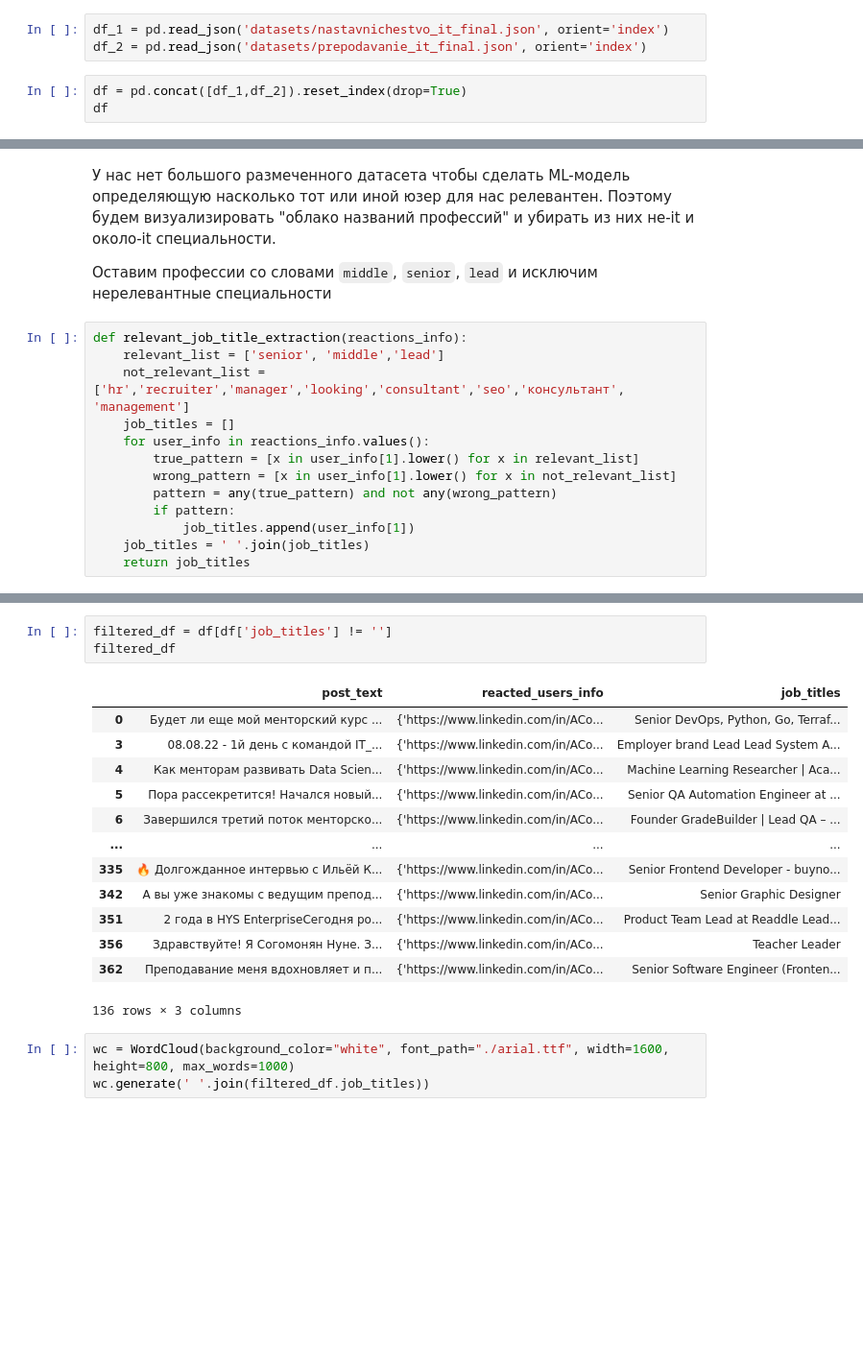
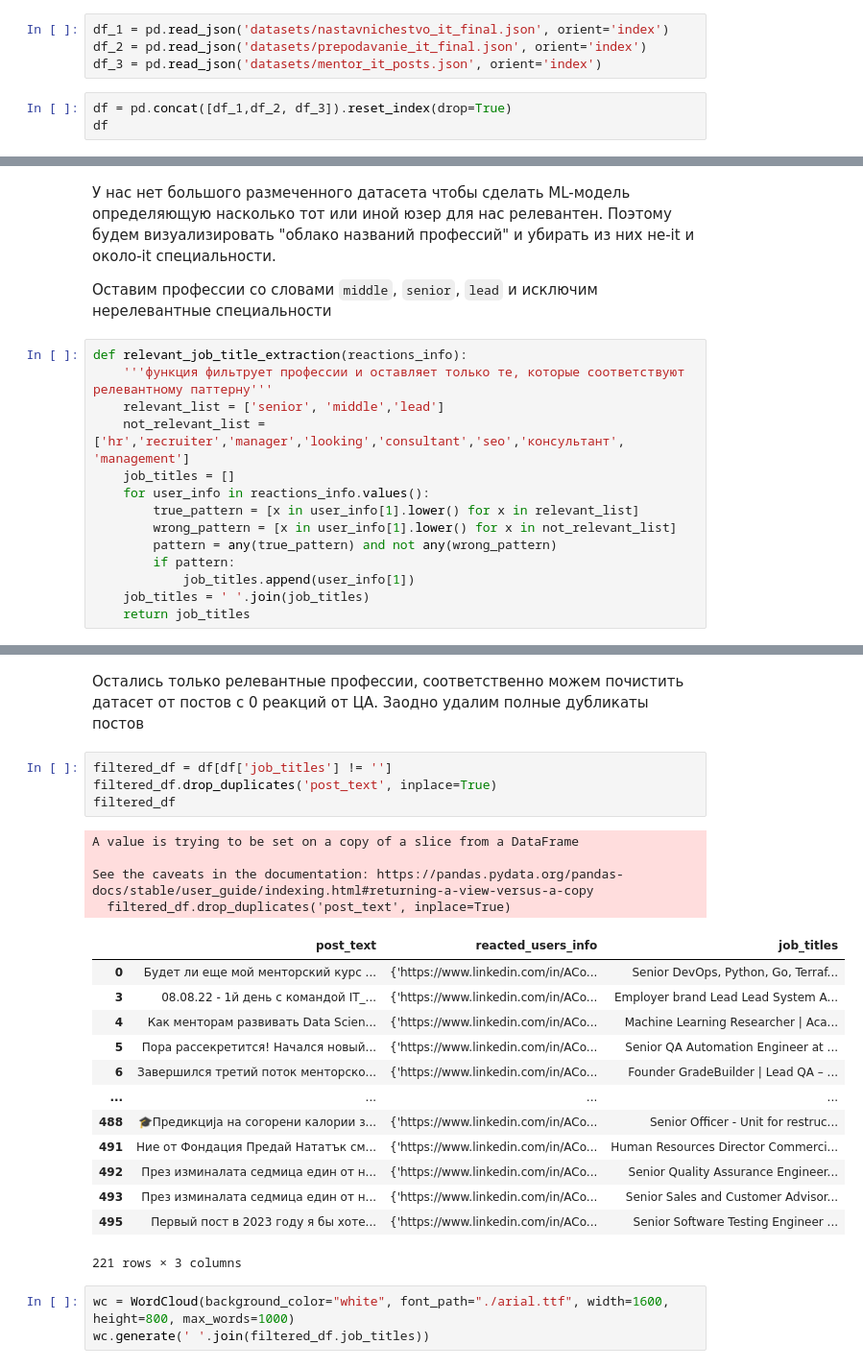
Before and after one commit to Can-t-login-to-Linkedin/YP, a Jupyter notebook: posts_data_primary_preprocessing.ipynb, the cells around one changed output, grey strips where cells are left out. Shown at 96% size. Drawn from its saved outputs; the diff is of its cells as text; blank space fills up the shorter version.

Commit message:
added check for duplicates for posts, added data

```diff
--- a/posts_data_primary_preprocessing.ipynb
+++ b/posts_data_primary_preprocessing.ipynb
@@ -13,8 +13,9 @@ import matplotlib.pyplot as plt
 # %%
 df_1 = pd.read_json('datasets/nastavnichestvo_it_final.json', orient='index')
 df_2 = pd.read_json('datasets/prepodavanie_it_final.json', orient='index')
+df_3 = pd.read_json('datasets/mentor_it_posts.json', orient='index')
 # %%
-df = pd.concat([df_1,df_2]).reset_index(drop=True)
+df = pd.concat([df_1,df_2, df_3]).reset_index(drop=True)
 df
 # %% [output]
 |  | 0 | 1 |
@@ -55,6 +76,7 @@ df
 Оставим профессии со словами `middle`, `senior`, `lead` и исключим нерелевантные специальности
 # %%
 def relevant_job_title_extraction(reactions_info):
+    '''функция фильтрует профессии и оставляет только те, которые соответствуют релевантному паттерну'''
     relevant_list = ['senior', 'middle','lead']
     not_relevant_list = ['hr','recruiter','manager','looking','consultant','seo','консультант', 'management']
     job_titles = []
@@ -86,20 +108,27 @@ df
+# %% [markdown]
+Остались только релевантные профессии, соответственно можем почистить датасет от постов с 0 реакций от ЦА. Заодно удалим полные дубликаты постов
 # %%
 filtered_df = df[df['job_titles'] != '']
+filtered_df.drop_duplicates('post_text', inplace=True)
 filtered_df
 # %% [output]
+A value is trying to be set on a copy of a slice from a DataFrame
+
+See the caveats in the documentation: https://pandas.pydata.org/pandas-docs/stable/user_guide/indexing.html#returning-a-view-versus-a-copy
+  filtered_df.drop_duplicates('post_text', inplace=True)
 |  | post_text | reacted_users_info | job_titles |
 | 0 | Будет ли еще мой менторский курс ... | {'https://www.linkedin.com/in/ACo... | Senior DevOps, Python, Go, Terraf... |
 | 3 | 08.08.22 - 1й день с командой IT_... | {'https://www.linkedin.com/in/ACo... | Employer brand Lead Lead System A... |
 | 4 | Как менторам развивать Data Scien... | {'https://www.linkedin.com/in/ACo... | Machine Learning Researcher | Aca... |
 | 5 | Пора рассекретится! Начался новый... | {'https://www.linkedin.com/in/ACo... | Senior QA Automation Engineer at ... |
 | 6 | Завершился третий поток менторско... | {'https://www.linkedin.com/in/ACo... | Founder GradeBuilder | Lead QA – ... |
 | ... | ... | ... | ... |
-| 335 | 🔥 Долгожданное интервью с Ильёй К... | {'https://www.linkedin.com/in/ACo... | Senior Frontend Developer - buyno... |
-| 342 | А вы уже знакомы с ведущим препод... | {'https://www.linkedin.com/in/ACo... | Senior Graphic Designer |
-| 351 | 2 года в HYS EnterpriseСегодня ро... | {'https://www.linkedin.com/in/ACo... | Product Team Lead at Readdle Lead... |
-| 356 | Здравствуйте! Я Согомонян Нуне. З... | {'https://www.linkedin.com/in/ACo... | Teacher Leader |
-| 362 | Преподавание меня вдохновляет и п... | {'https://www.linkedin.com/in/ACo... | Senior Software Engineer (Fronten... |
+| 488 | 🎓Предикција на согорени калории з... | {'https://www.linkedin.com/in/ACo... | Senior Officer - Unit for restruc... |
+| 491 | Ние от Фондация Предай Нататък см... | {'https://www.linkedin.com/in/ACo... | Human Resources Director Commerci... |
+| 492 | През изминалата седмица един от н... | {'https://www.linkedin.com/in/ACo... | Senior Quality Assurance Engineer... |
+| 493 | През изминалата седмица един от н... | {'https://www.linkedin.com/in/ACo... | Senior Sales and Customer Advisor... |
+| 495 | Первый пост в 2023 году я бы хоте... | {'https://www.linkedin.com/in/ACo... | Senior Software Testing Engineer ... |
-136 rows × 3 columns
+221 rows × 3 columns
 # %%
 wc = WordCloud(background_color="white", font_path="./arial.ttf", width=1600, height=800, max_words=1000)
 wc.generate(' '.join(filtered_df.job_titles))
```
Also changed, not shown: parts of 6 cells of this notebook, 2 other files.
